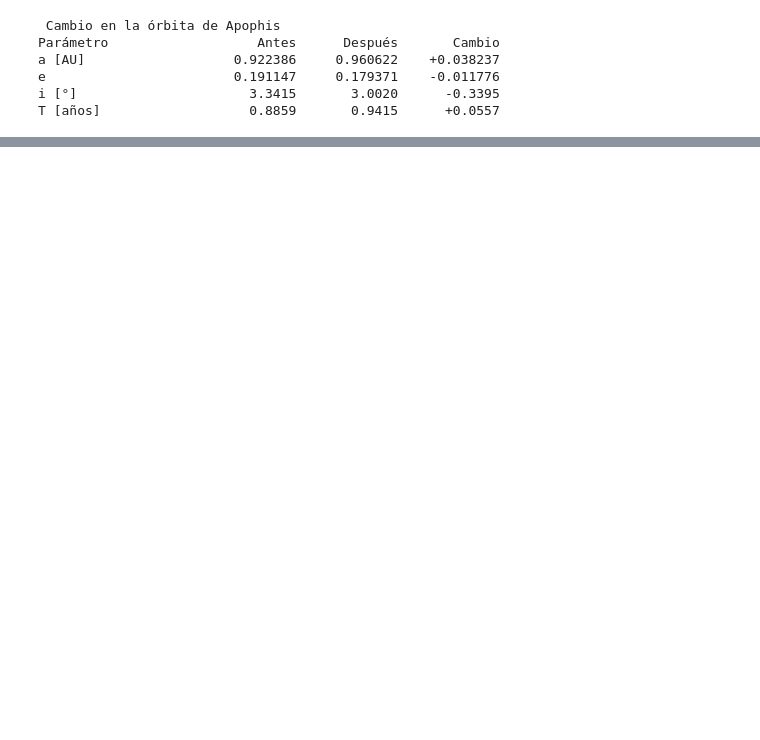
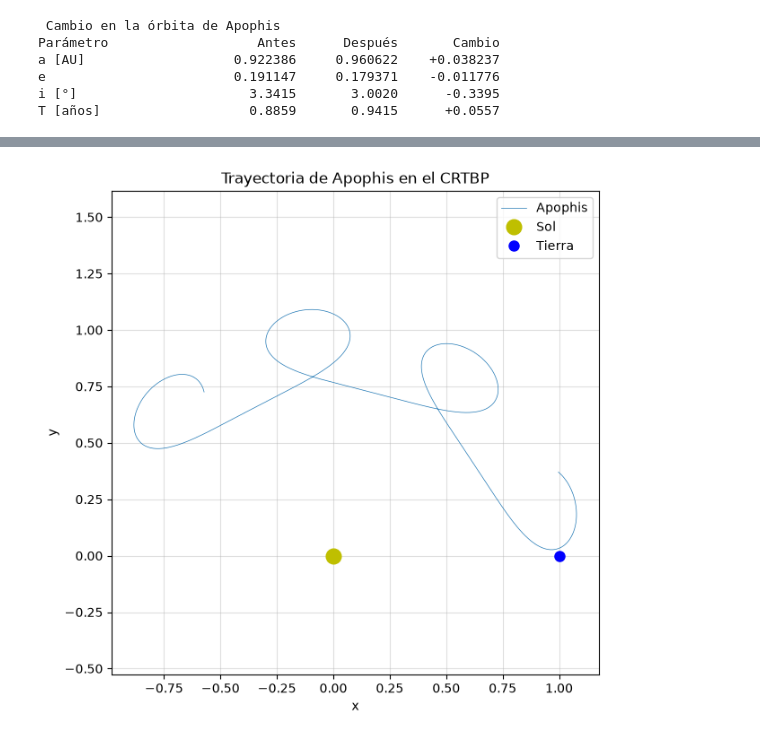
Before and after one commit to meccel-2026-2/Proyecto-del-curso-Apophis, a Jupyter notebook: proyecto-del-curso-Apophis---revision.ipynb, the cells around one changed output, grey strips where cells are left out. Saved outputs shown, nothing was run; the diff lists cells and outputs as text; code cells hidden in the pictures; blank space fills up the shorter version.

```diff
--- a/proyecto-del-curso-Apophis---revision.ipynb
+++ b/proyecto-del-curso-Apophis---revision.ipynb
@@ -1093,0 +1150,20 @@ T [años]                   0.8859       0.9415      +0.0557
+# %%
+# Condiciones iniciales de Apophis
+sim_cr = rebound.Simulation()
+sim_cr.units = ('yr', 'AU', 'Msun')
+rebound.horizons.SSL_CONTEXT = 'unverified'
+
+for cuerpo in ["Sun", "399", "99942"]:
+    sim_cr.add(cuerpo, date="2029-01-01")
+
+sim_cr.move_to_com()
+
+sol     = sim_cr.particles[0]
+tierra  = sim_cr.particles[1]
+apophis = sim_cr.particles[2]
+
+theta0 = np.arctan2(tierra.y - sol.y, tierra.x - sol.x)
+
+# Posición y velocidad de Apophis
+r_ap = np.array([apophis.x, apophis.y, apophis.z])
+v_ap = np.array([apophis.vx, apophis.vy, apophis.vz])
@@ -1093,0 +1211,29 @@ T [años]                   0.8859       0.9415      +0.0557
+# %%
+Ys0 = [x_rot, y_rot, z_rot, vx_rot, vy_rot, vz_rot]
+ts_cr = np.linspace(0, 3 * 2 * np.pi, 5000)
+
+sol_cr = solve_ivp(
+    edm_crtbp,
+    [ts_cr[0], ts_cr[-1]],
+    Ys0,
+    t_eval=ts_cr,
+    args=(alfa,),
+    method='Radau'
+)
+
+xs = sol_cr.y[0]
+ys = sol_cr.y[1]
+
+plt.figure(figsize=(7, 7))
+plt.plot(xs, ys, lw=0.5, label='Apophis')
+plt.plot(-alfa, 0, 'yo', ms=12, label='Sol')
+plt.plot(1 - alfa, 0, 'bo', ms=8, label='Tierra')
+plt.axis('equal')
+plt.grid(True, alpha=0.4)
+plt.xlabel('x')
+plt.ylabel('y')
+plt.title('Trayectoria de Apophis en el CRTBP')
+plt.legend()
+plt.show()
+# %% [output]
+[figure, added]
```
Also changed, not shown: parts of 54 cells of this notebook.
